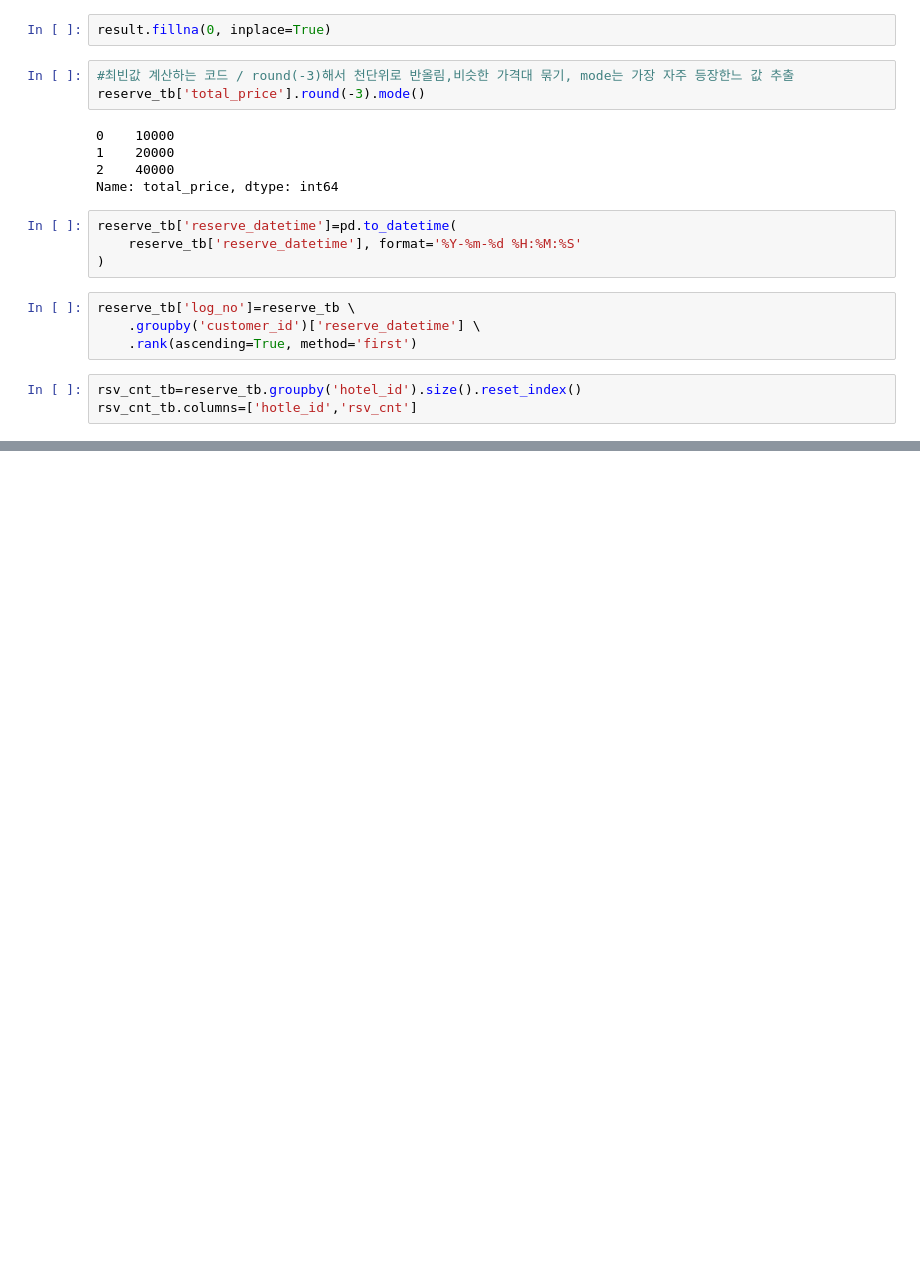
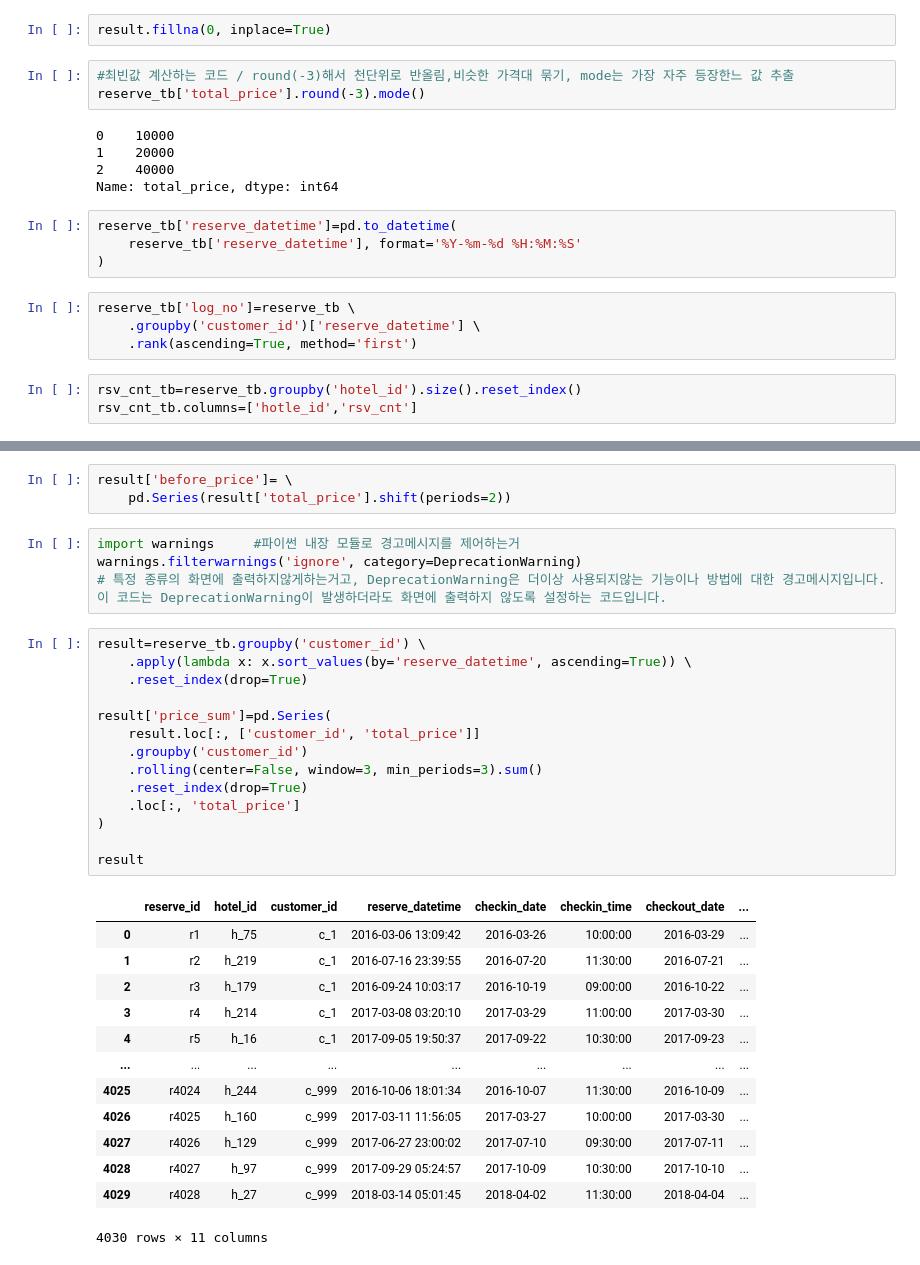
Before and after one commit to TAEstationSUNG/Preprocessing-excersize, a Jupyter notebook: notebooks/Preprocessing-excersize/02.01.Selection.ipynb, the cells around one changed output, grey strips where cells are left out. Drawn from its saved outputs; the diff is of its cells as text; blank space fills up the shorter version.

```diff
--- a/notebooks/Preprocessing-excersize/02.01.Selection.ipynb
+++ b/notebooks/Preprocessing-excersize/02.01.Selection.ipynb
@@ -373,0 +522,35 @@ rsv_cnt_tb.drop('rsv_cnt', axis=1,inplace=True)
+# %%
+result['before_price']= \
+    pd.Series(result['total_price'].shift(periods=2))
+# %%
+import warnings     #파이썬 내장 모듈로 경고메시지를 제어하는거
+warnings.filterwarnings('ignore', category=DeprecationWarning)
+# 특정 종류의 화면에 출력하지않게하는거고, DeprecationWarning은 더이상 사용되지않는 기능이나 방법에 대한 경고메시지입니다. 이 코드는 DeprecationWarning이 발생하더라도 화면에 출력하지 않도록 설정하는 코드입니다.
+# %%
+result=reserve_tb.groupby('customer_id') \
+    .apply(lambda x: x.sort_values(by='reserve_datetime', ascending=True)) \
+    .reset_index(drop=True)
+
+result['price_sum']=pd.Series(
+    result.loc[:, ['customer_id', 'total_price']]
+    .groupby('customer_id')
+    .rolling(center=False, window=3, min_periods=3).sum()
+    .reset_index(drop=True)
+    .loc[:, 'total_price']
+)
+
+result
+# %% [output]
+|  | reserve_id | hotel_id | customer_id | reserve_datetime | checkin_date | checkin_time | checkout_date | ... |
+| 0 | r1 | h_75 | c_1 | 2016-03-06 13:09:42 | 2016-03-26 | 10:00:00 | 2016-03-29 | ... |
+| 1 | r2 | h_219 | c_1 | 2016-07-16 23:39:55 | 2016-07-20 | 11:30:00 | 2016-07-21 | ... |
+| 2 | r3 | h_179 | c_1 | 2016-09-24 10:03:17 | 2016-10-19 | 09:00:00 | 2016-10-22 | ... |
+| 3 | r4 | h_214 | c_1 | 2017-03-08 03:20:10 | 2017-03-29 | 11:00:00 | 2017-03-30 | ... |
+| 4 | r5 | h_16 | c_1 | 2017-09-05 19:50:37 | 2017-09-22 | 10:30:00 | 2017-09-23 | ... |
+| ... | ... | ... | ... | ... | ... | ... | ... | ... |
+| 4025 | r4024 | h_244 | c_999 | 2016-10-06 18:01:34 | 2016-10-07 | 11:30:00 | 2016-10-09 | ... |
+| 4026 | r4025 | h_160 | c_999 | 2017-03-11 11:56:05 | 2017-03-27 | 10:00:00 | 2017-03-30 | ... |
+| 4027 | r4026 | h_129 | c_999 | 2017-06-27 23:00:02 | 2017-07-10 | 09:30:00 | 2017-07-11 | ... |
+| 4028 | r4027 | h_97 | c_999 | 2017-09-29 05:24:57 | 2017-10-09 | 10:30:00 | 2017-10-10 | ... |
+| 4029 | r4028 | h_27 | c_999 | 2018-03-14 05:01:45 | 2018-04-02 | 11:30:00 | 2018-04-04 | ... |
+4030 rows × 11 columns
```
Also changed, not shown: parts of 13 cells of this notebook, 4 other files.
